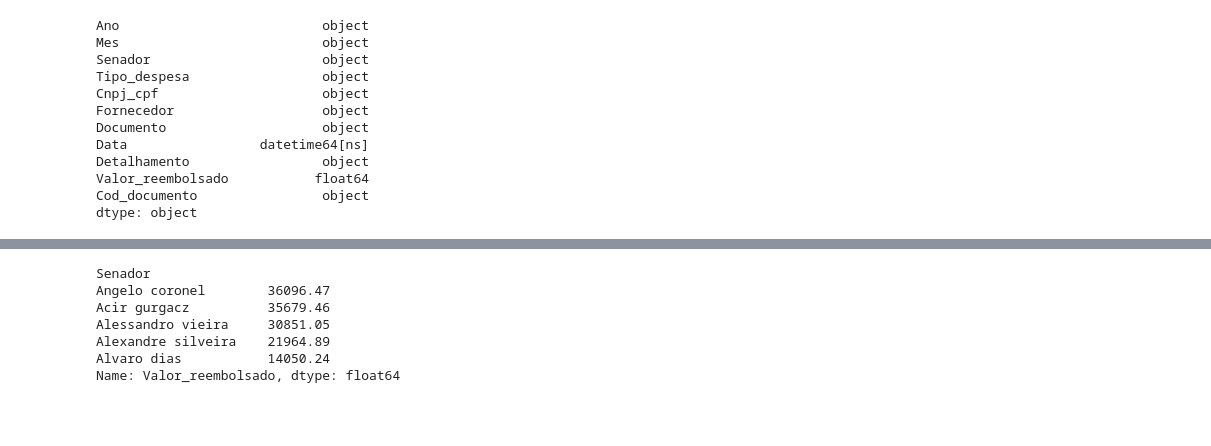
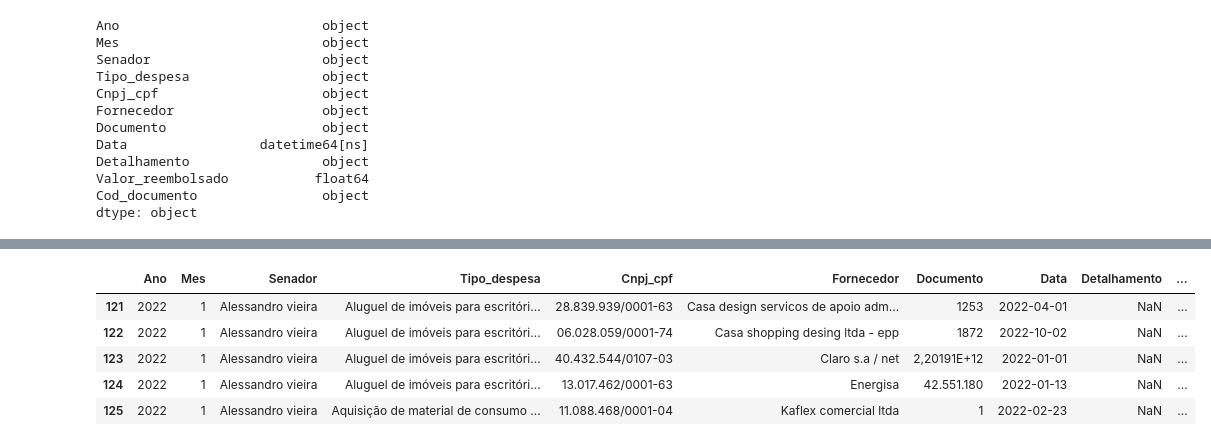
Before and after one commit to AlbertoFAraujo/Py_AnaliseCeaps, a Jupyter notebook: AnaliseExpCeasp.ipynb, the cells around one changed output, grey strips where cells are left out. Drawn from its saved outputs; the diff is of its cells as text; code cells hidden in the pictures; blank space fills up the shorter version.

```diff
--- a/AnaliseExpCeasp.ipynb
+++ b/AnaliseExpCeasp.ipynb
@@ -133,13 +124,13 @@ Detalhamento         7720
 Valor_reembolsado       0
 Cod_documento           0
 dtype: int64
-# %%
-valorMes
-# %% [output]
-Senador
-Angelo coronel        36096.47
-Acir gurgacz          35679.46
-Alessandro vieira     30851.05
-Alexandre silveira    21964.89
-Alvaro dias           14050.24
-Name: Valor_reembolsado, dtype: float64
+# %%
+# Verificação das observações vazias
+df[df['Detalhamento'].isna()].head(5)
+# %% [output]
+|  | Ano | Mes | Senador | Tipo_despesa | Cnpj_cpf | Fornecedor | Documento | Data | Detalhamento | ... |
+| 121 | 2022 | 1 | Alessandro vieira | Aluguel de imóveis para escritóri... | 28.839.939/0001-63 | Casa design servicos de apoio adm... | 1253 | 2022-04-01 | NaN | ... |
+| 122 | 2022 | 1 | Alessandro vieira | Aluguel de imóveis para escritóri... | 06.028.059/0001-74 | Casa shopping desing ltda - epp | 1872 | 2022-10-02 | NaN | ... |
+| 123 | 2022 | 1 | Alessandro vieira | Aluguel de imóveis para escritóri... | 40.432.544/0107-03 | Claro s.a / net | 2,20191E+12 | 2022-01-01 | NaN | ... |
+| 124 | 2022 | 1 | Alessandro vieira | Aluguel de imóveis para escritóri... | 13.017.462/0001-63 | Energisa | 42.551.180 | 2022-01-13 | NaN | ... |
+| 125 | 2022 | 1 | Alessandro vieira | Aquisição de material de consumo ... | 11.088.468/0001-04 | Kaflex comercial ltda | 1 | 2022-02-23 | NaN | ... |
```
Also changed, not shown: parts of 21 cells of this notebook, 6 other files.
